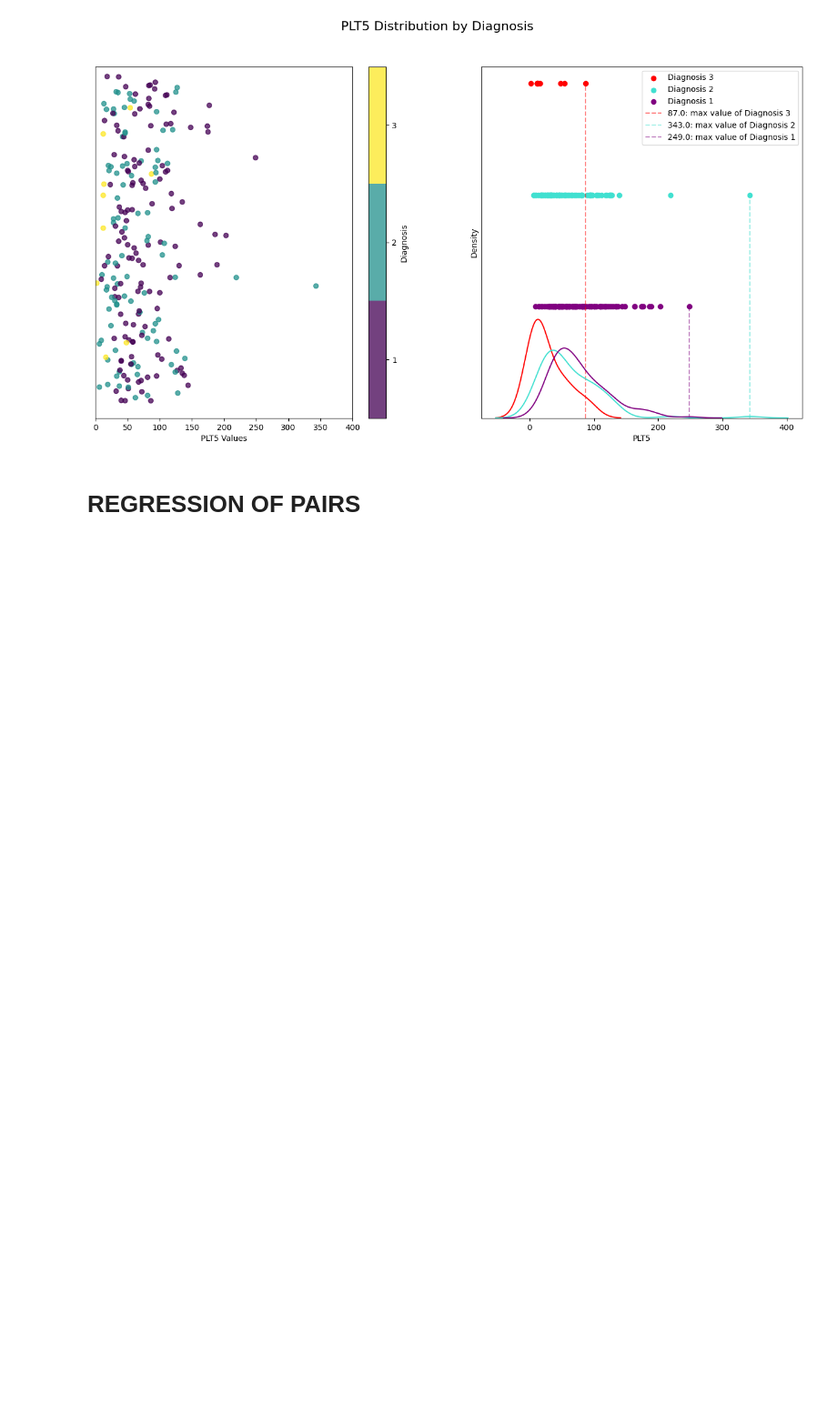
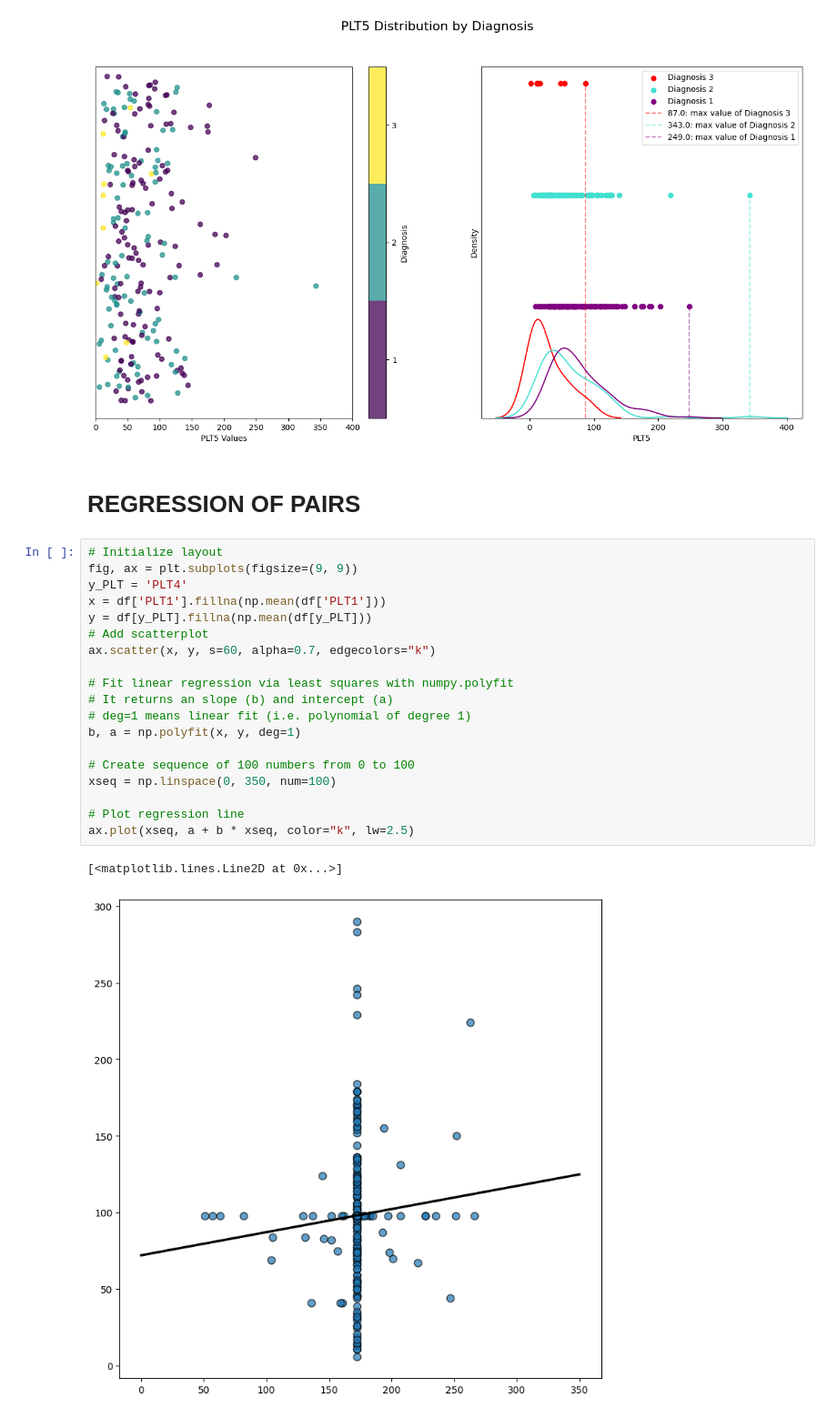
Before and after one commit to khnam-ng/SevereDengueFever, a Jupyter notebook: notebooks/RF_4.ipynb, the cells around one changed output. Shown at 91% size. Drawn from its saved outputs; the diff is of its cells as text; blank space fills up the shorter version.

Commit message:
add(RF_4): regression of pairs

```diff
--- a/notebooks/RF_4.ipynb
+++ b/notebooks/RF_4.ipynb
@@ -173,3 +173,25 @@ distribution_plot(df, 'PLT5')
 [figure]
 # %% [markdown]
 # REGRESSION OF PAIRS
+# %%
+# Initialize layout
+fig, ax = plt.subplots(figsize=(9, 9))
+y_PLT = 'PLT4'
+x = df['PLT1'].fillna(np.mean(df['PLT1']))
+y = df[y_PLT].fillna(np.mean(df[y_PLT]))
+# Add scatterplot
+ax.scatter(x, y, s=60, alpha=0.7, edgecolors="k")
+
+# Fit linear regression via least squares with numpy.polyfit
+# It returns an slope (b) and intercept (a)
+# deg=1 means linear fit (i.e. polynomial of degree 1)
+b, a = np.polyfit(x, y, deg=1)
+
+# Create sequence of 100 numbers from 0 to 100
+xseq = np.linspace(0, 350, num=100)
+
+# Plot regression line
+ax.plot(xseq, a + b * xseq, color="k", lw=2.5)
+# %% [output]
+[<matplotlib.lines.Line2D at 0x...>]
+[figure, added]
```
